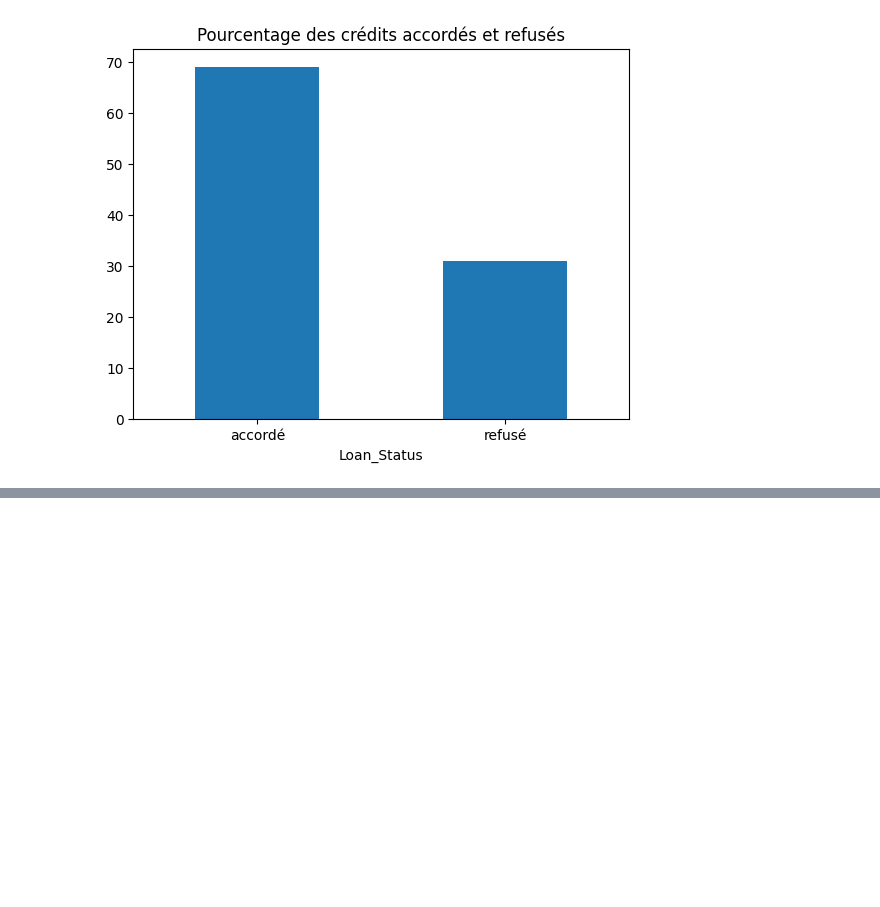
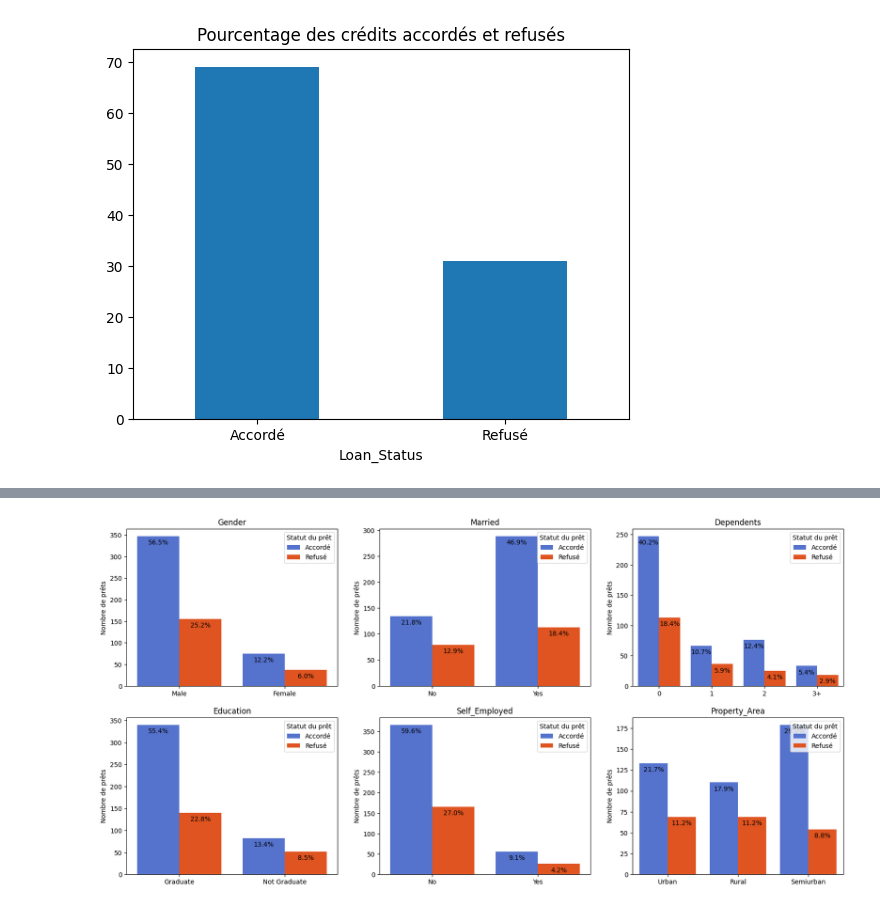
Before and after one commit to Patrick-NII/Analyse_Credits, a Jupyter notebook: feature.ipynb, the cells around one changed output, grey strips where cells are left out. Cells and saved outputs as stored; diff of their text form; code cells hidden in the pictures; blank space fills up the shorter version.

Commit message:
finalisation de l'analyse univarié

```diff
--- a/feature.ipynb
+++ b/feature.ipynb
@@ -73,6 +77,7 @@ features_cat = df.select_dtypes(include='object').columns
 features_num = df.select_dtypes(include=['int64', 'float64']).columns
 # %%
 features_cat = features_cat.drop('Loan_ID')
+features_cat_2 = features_cat.drop('Loan_Status')
 # %%
 print(features_cat)
 print(features_num)
@@ -111,11 +118,3 @@ skim(df)
 │ │ Loan_Status                  │      0 │          0 │                           1 │                     614 │  │
 │ └──────────────────────────────┴────────┴────────────┴─────────────────────────────┴─────────────────────────┘  │
 ╰────────────────────────────────────────────────────── End ──────────────────────────────────────────────────────╯
-# %%
-# Analyse univariée
-# On affiche la distribution des variables catégorielles
-plt.figure(figsize=(20, 15))
-for i, col in enumerate(features_cat, 1):
-    plt.subplot(3, 3, i)
-    sns.countplot(df[col])
-    plt.title(col)
@@ -127,7 +126,7 @@ conditions = [
     df['Loan_Status'].isin(['Y', 'N'])
 ]
 values = [
-    np.where(df['Loan_Status'] == 'Y', 'accordé', 'refusé')
+    np.where(df['Loan_Status'] == 'Y', 'Accordé', 'Refusé')
 ]
 
 # np.where pour remplacer les valeurs
@@ -137,3 +136,9 @@ df['Loan_Status'] = np.select(conditions, values, default='inconnu')
 loan_status = round(df['Loan_Status'].value_counts(normalize=True) * 100, 0).plot(kind='bar', title='Pourcentage des crédits accordés et refusés', rot=0)
 # %% [output]
 [figure]
+# %%
+# On affiche le nombre de dossier pour chaque valeur de chaque colonne catégorielle
+for col in features_cat:
+    value_counts = df[col].value_counts()
+    for value, count in value_counts.items():
+        print(f"Il y a {count} dossier(s) pour {value} dans la colonne {col}")
@@ -139,0 +163,29 @@ loan_status = round(df['Loan_Status'].value_counts(normalize=True) * 100, 0).plo
+# %%
+# On affiche la distribution des variables catégorielles
+palette = ['royalblue', 'orangered']
+
+plt.figure(figsize=(20, 15))
+for i, col in enumerate(features_cat_2, 1):
+    plt.subplot(3, 3, i)
+    ax = sns.countplot(x=df[col], hue=df['Loan_Status'], palette=palette)
+
+# Ajouter les annotations de pourcentage
+    total = len(df)
+    for p in ax.patches:
+        height = p.get_height()
+        percentage = 100 * height / total
+        if percentage >= 2:
+            ax.annotate(f'{percentage:.1f}%',
+                        (p.get_x() + p.get_width() / 2., height),
+                        ha='center', va='bottom',
+                        xytext=(0, -15), fontsize=10,
+                        textcoords='offset points')
+
+    plt.ylabel('Nombre de prêts')
+    plt.xlabel('')
+    plt.legend(loc='upper right', title='Statut du prêt')
+    plt.title(col)
+
+plt.show()
+# %% [output]
+[figure, added]
```
Also changed, not shown: parts of 7 cells of this notebook.
